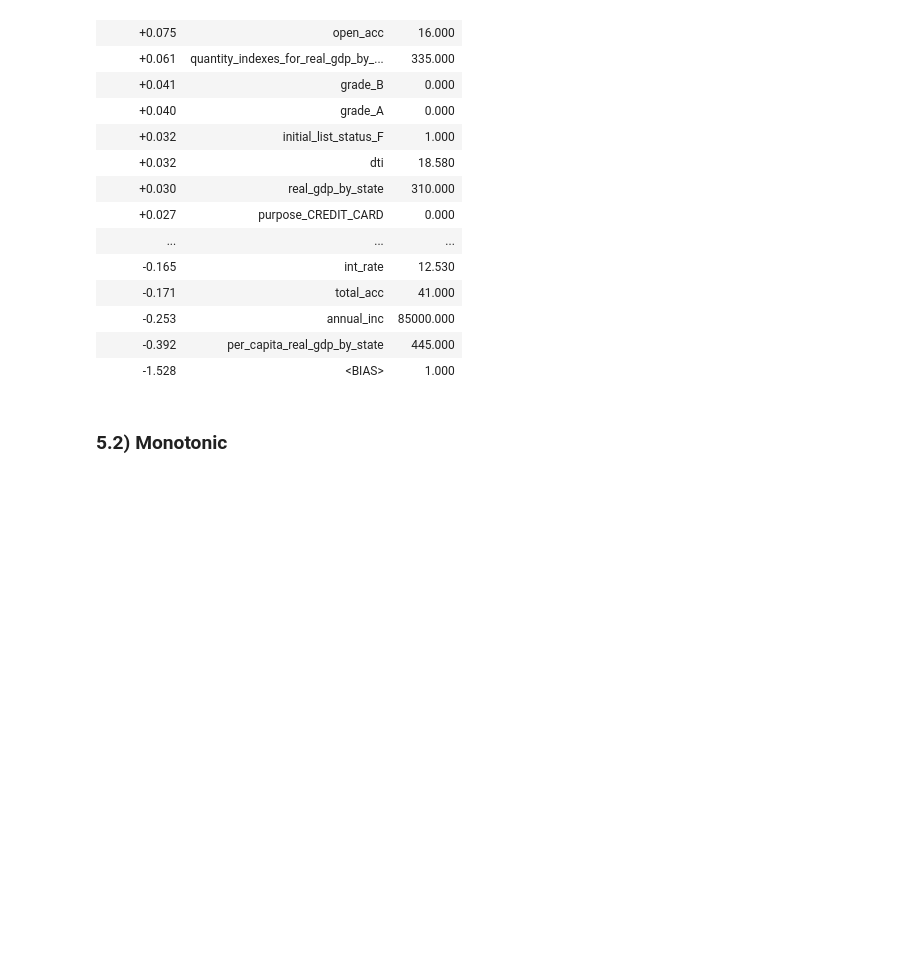
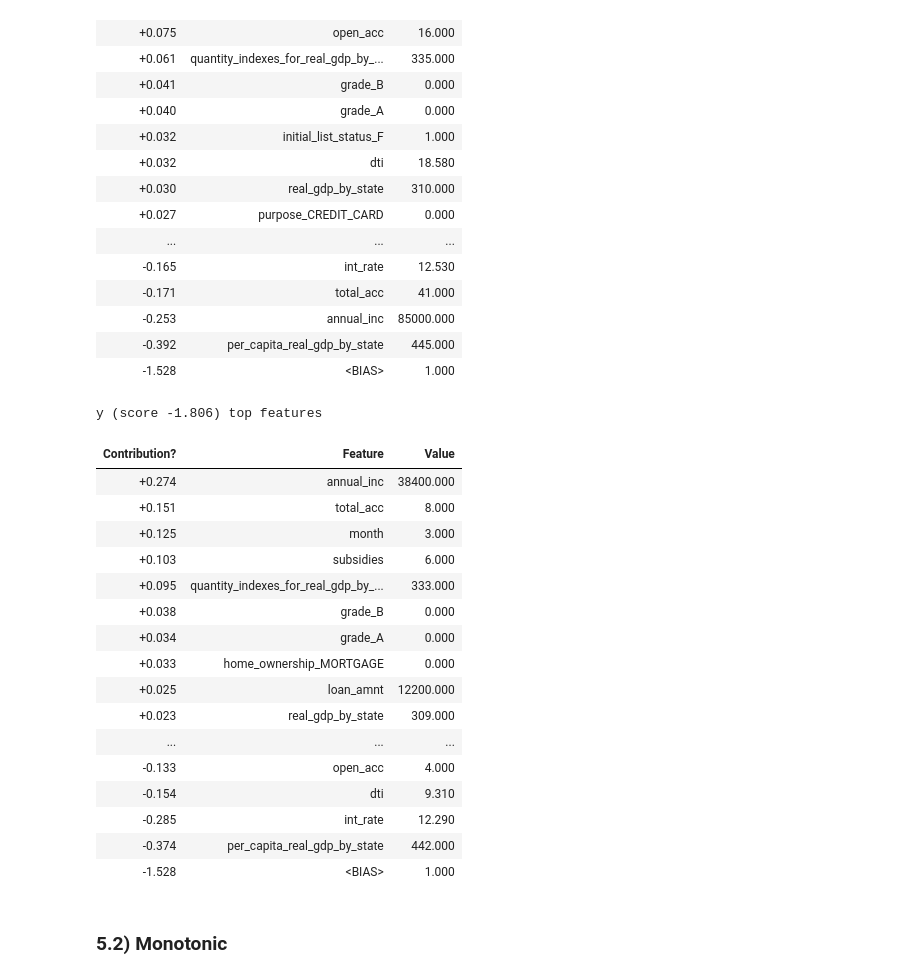
Before and after one commit to csp571-final-project/CSP-571-Final-Project, a Jupyter notebook: 3.8.2_XGBoost_ELI5 [Py].ipynb, the cells around one changed output. Cells and saved outputs as stored; diff of their text form; code cells hidden in the pictures; blank space fills up the shorter version.

```diff
--- a/3.8.2_XGBoost_ELI5 [Py].ipynb
+++ b/3.8.2_XGBoost_ELI5 [Py].ipynb
@@ -248,6 +248,27 @@ y (score -1.968) top features
 | -0.253 | annual_inc | 85000.000 |
 | -0.392 | per_capita_real_gdp_by_state | 445.000 |
 | -1.528 | <BIAS> | 1.000 |
+# %%
+show_prediction(mono_mdl2, x_test.iloc[0], show_feature_values=True)
+# %% [output]
+y (score -1.806) top features
+| Contribution? | Feature | Value |
+| +0.274 | annual_inc | 38400.000 |
+| +0.151 | total_acc | 8.000 |
+| +0.125 | month | 3.000 |
+| +0.103 | subsidies | 6.000 |
+| +0.095 | quantity_indexes_for_real_gdp_by_... | 333.000 |
+| +0.038 | grade_B | 0.000 |
+| +0.034 | grade_A | 0.000 |
+| +0.033 | home_ownership_MORTGAGE | 0.000 |
+| +0.025 | loan_amnt | 12200.000 |
+| +0.023 | real_gdp_by_state | 309.000 |
+| ... | ... | ... |
+| -0.133 | open_acc | 4.000 |
+| -0.154 | dti | 9.310 |
+| -0.285 | int_rate | 12.290 |
+| -0.374 | per_capita_real_gdp_by_state | 442.000 |
+| -1.528 | <BIAS> | 1.000 |
 # %% [markdown]
 ### 5.2) Monotonic
 # %%
```
Also changed, not shown: parts of 2 cells of this notebook, 5 other files.
